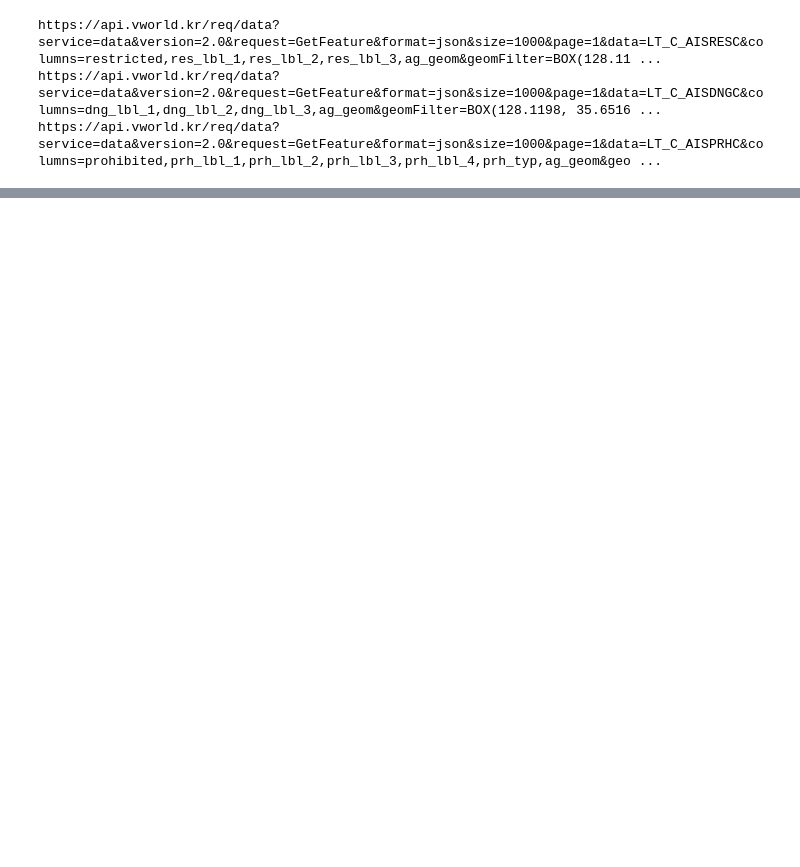
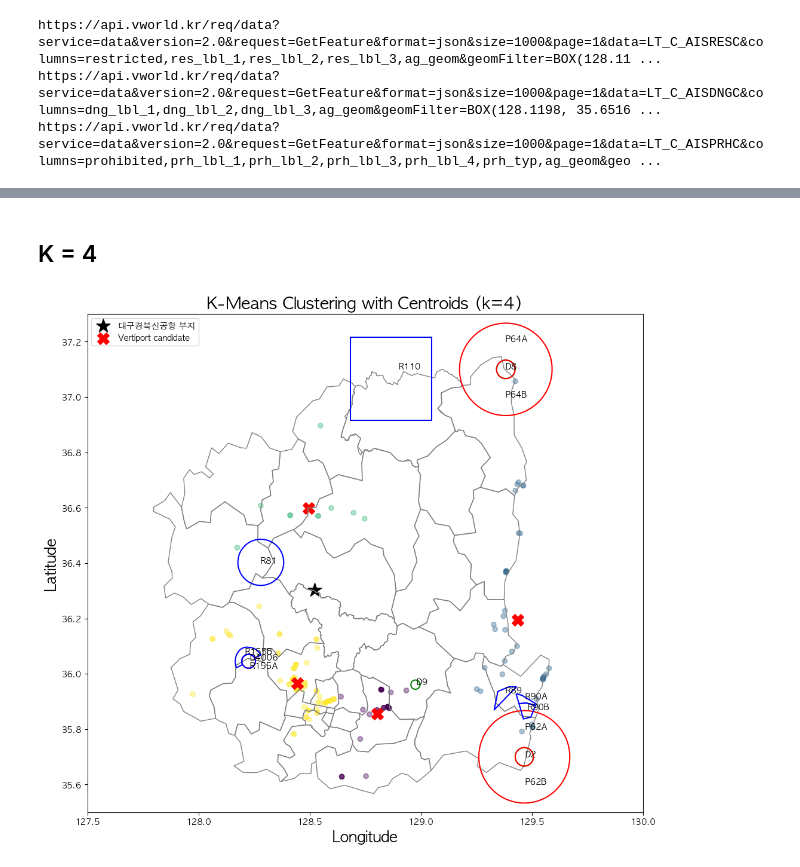
Before and after one commit to HowveYoobin/Big_Data_Design, a Jupyter notebook: Team_project/mapping.ipynb, the cells around one changed output, grey strips where cells are left out. Drawn from its saved outputs; the diff is of its cells as text; code cells hidden in the pictures; blank space fills up the shorter version.

```diff
--- a/Team_project/mapping.ipynb
+++ b/Team_project/mapping.ipynb
@@ -67,0 +69,6 @@ data.folium_visualize(5000, centroids_df, prh_rev, restricted_rev, danger_rev)
+# %% [markdown]
+## K = 4
+# %%
+warehouse_df4, centroids_df4 = data.Kmeans(4, danger, prohibited, restricted, slope = False, save=True)
+# %% [output]
+[figure, added]
```
Also changed, not shown: parts of 30 cells of this notebook, 14 other files.
